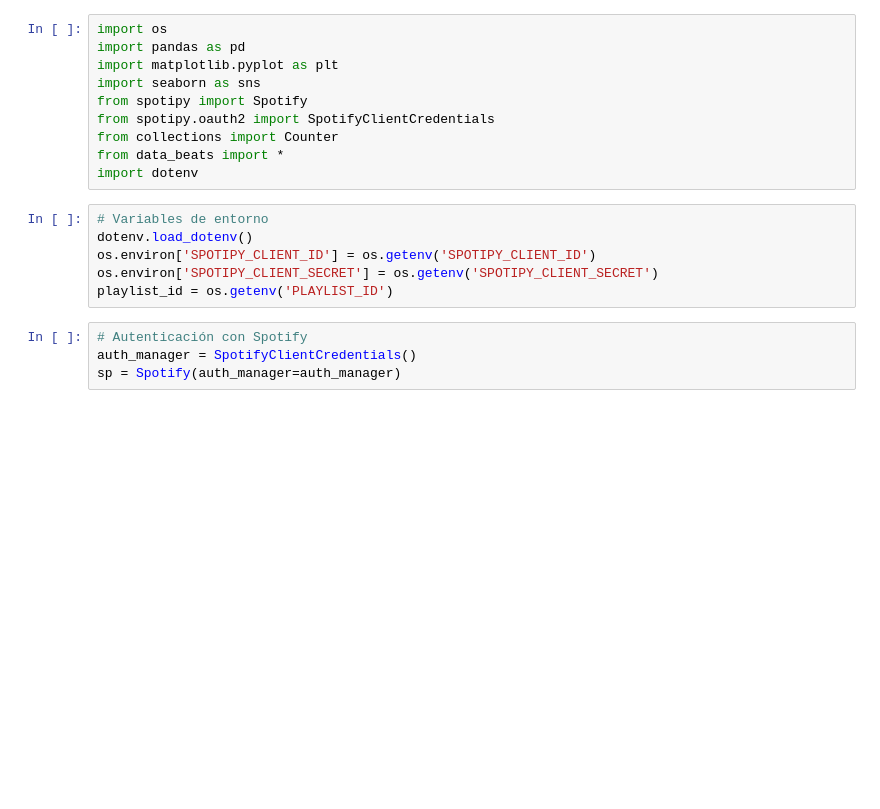
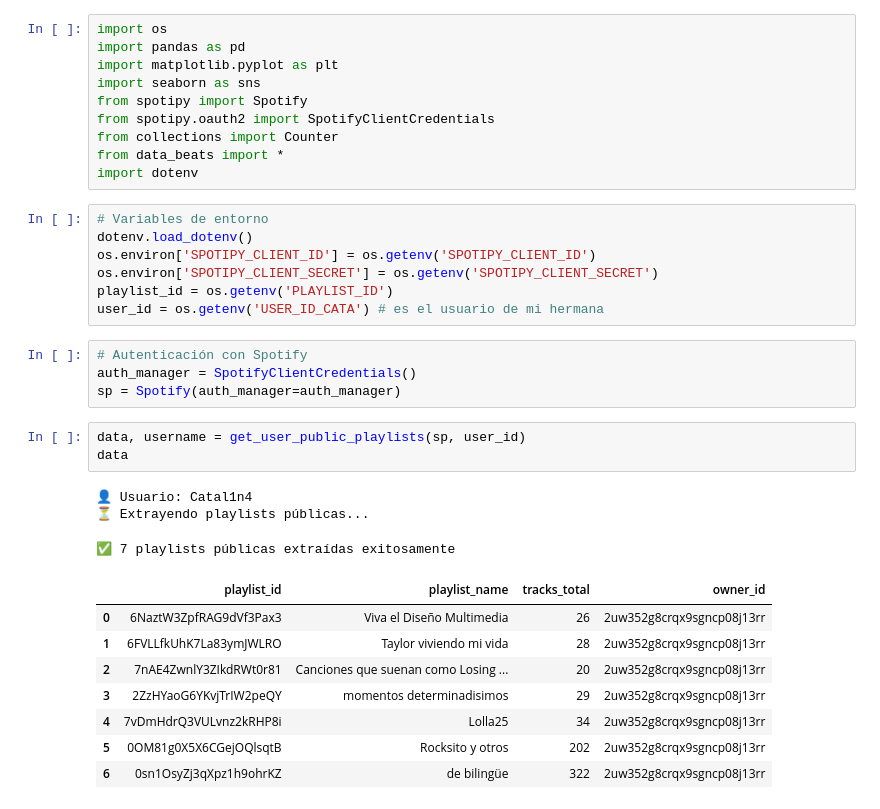
Before and after one commit to vickyguar/data-beats, a Jupyter notebook: data_beats.ipynb, the cells around one changed output. Cells and saved outputs as stored; diff of their text form; blank space fills up the shorter version.

```diff
--- a/data_beats.ipynb
+++ b/data_beats.ipynb
@@ -14,8 +20,24 @@ dotenv.load_dotenv()
 os.environ['SPOTIPY_CLIENT_ID'] = os.getenv('SPOTIPY_CLIENT_ID')
 os.environ['SPOTIPY_CLIENT_SECRET'] = os.getenv('SPOTIPY_CLIENT_SECRET')
 playlist_id = os.getenv('PLAYLIST_ID')
+user_id = os.getenv('USER_ID_CATA') # es el usuario de mi hermana
 # %%
 # Autenticación con Spotify
 auth_manager = SpotifyClientCredentials()
 sp = Spotify(auth_manager=auth_manager)
+# %%
+data, username = get_user_public_playlists(sp, user_id)
+data
+# %% [output]
+👤 Usuario: Catal1n4
+⏳ Extrayendo playlists públicas...
+✅ 7 playlists públicas extraídas exitosamente
+|  | playlist_id | playlist_name | tracks_total | owner_id |
+| 0 | 6NaztW3ZpfRAG9dVf3Pax3 | Viva el Diseño Multimedia | 26 | 2uw352g8crqx9sgncp08j13rr |
+| 1 | 6FVLLfkUhK7La83ymJWLRO | Taylor viviendo mi vida | 28 | 2uw352g8crqx9sgncp08j13rr |
+| 2 | 7nAE4ZwnlY3ZIkdRWt0r81 | Canciones que suenan como Losing ... | 20 | 2uw352g8crqx9sgncp08j13rr |
+| 3 | 2ZzHYaoG6YKvjTrIW2peQY | momentos determinadisimos | 29 | 2uw352g8crqx9sgncp08j13rr |
+| 4 | 7vDmHdrQ3VULvnz2kRHP8i | Lolla25 | 34 | 2uw352g8crqx9sgncp08j13rr |
+| 5 | 0OM81g0X5X6CGejOQlsqtB | Rocksito y otros | 202 | 2uw352g8crqx9sgncp08j13rr |
+| 6 | 0sn1OsyZj3qXpz1h9ohrKZ | de bilingüe | 322 | 2uw352g8crqx9sgncp08j13rr |
 # %%
```
Also changed, not shown: parts of 22 cells of this notebook, 2 other files.
